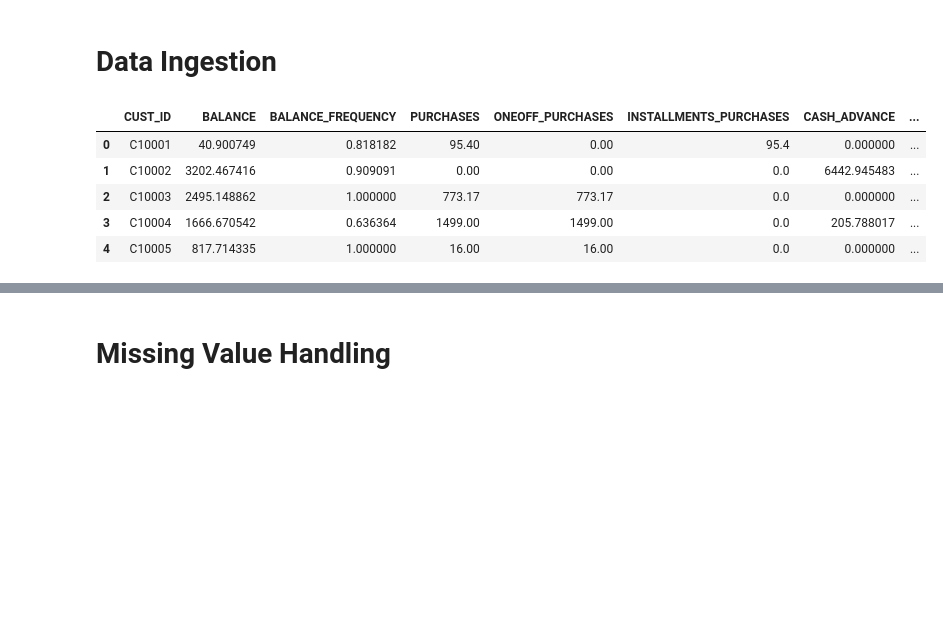
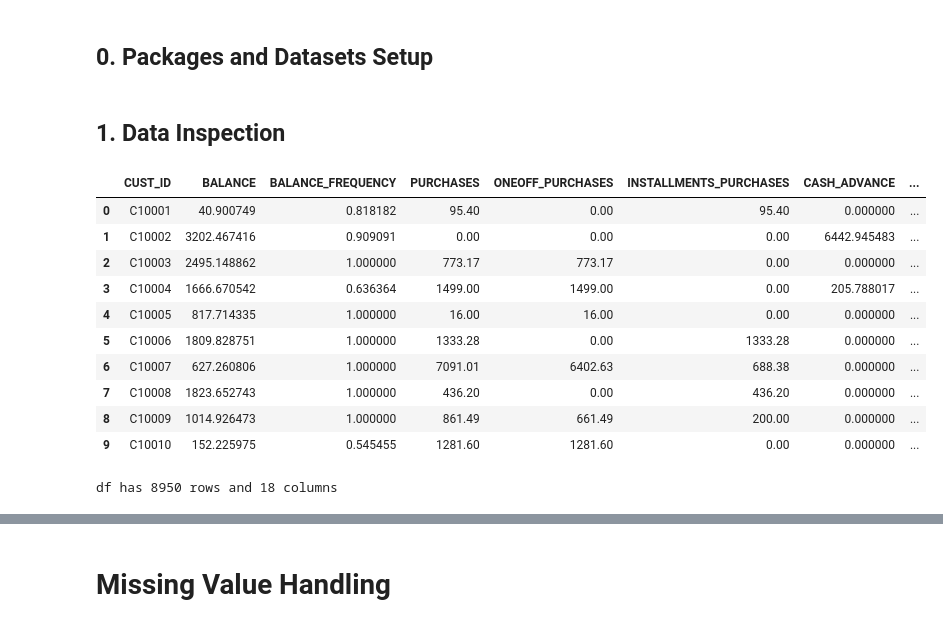
Before and after one commit to H6WU6R/DSA3101-Group-4, a Jupyter notebook: Notebooks/Segmentation(test).ipynb, the cells around one changed output, grey strips where cells are left out. Cells and saved outputs as stored; diff of their text form; code cells hidden in the pictures; blank space fills up the shorter version.

```diff
--- a/Notebooks/Segmentation(test).ipynb
+++ b/Notebooks/Segmentation(test).ipynb
@@ -3,3 +25,5 @@
+# %% [markdown]
+## 0. Packages and Datasets Setup
 # %%
 import pandas as pd
 import numpy as np
@@ -16,12 +40,21 @@ from scipy.stats import skew, boxcox, yeojohnson
 # %% [markdown]
-# Data Ingestion
+## 1. Data Inspection
-# %%
-df = pd.read_csv('../Data/Bank Customer Segmentation.csv')
-df.head()
-# %% [output]
-|  | CUST_ID | BALANCE | BALANCE_FREQUENCY | PURCHASES | ONEOFF_PURCHASES | INSTALLMENTS_PURCHASES | CASH_ADVANCE | ... |
-| 0 | C10001 | 40.900749 | 0.818182 | 95.40 | 0.00 | 95.4 | 0.000000 | ... |
-| 1 | C10002 | 3202.467416 | 0.909091 | 0.00 | 0.00 | 0.0 | 6442.945483 | ... |
-| 2 | C10003 | 2495.148862 | 1.000000 | 773.17 | 773.17 | 0.0 | 0.000000 | ... |
-| 3 | C10004 | 1666.670542 | 0.636364 | 1499.00 | 1499.00 | 0.0 | 205.788017 | ... |
-| 4 | C10005 | 817.714335 | 1.000000 | 16.00 | 16.00 | 0.0 | 0.000000 | ... |
+# %%
+df.head(10)
+# %% [output]
+|  | CUST_ID | BALANCE | BALANCE_FREQUENCY | PURCHASES | ONEOFF_PURCHASES | INSTALLMENTS_PURCHASES | CASH_ADVANCE | ... |
+| 0 | C10001 | 40.900749 | 0.818182 | 95.40 | 0.00 | 95.40 | 0.000000 | ... |
+| 1 | C10002 | 3202.467416 | 0.909091 | 0.00 | 0.00 | 0.00 | 6442.945483 | ... |
+| 2 | C10003 | 2495.148862 | 1.000000 | 773.17 | 773.17 | 0.00 | 0.000000 | ... |
+| 3 | C10004 | 1666.670542 | 0.636364 | 1499.00 | 1499.00 | 0.00 | 205.788017 | ... |
+| 4 | C10005 | 817.714335 | 1.000000 | 16.00 | 16.00 | 0.00 | 0.000000 | ... |
+| 5 | C10006 | 1809.828751 | 1.000000 | 1333.28 | 0.00 | 1333.28 | 0.000000 | ... |
+| 6 | C10007 | 627.260806 | 1.000000 | 7091.01 | 6402.63 | 688.38 | 0.000000 | ... |
+| 7 | C10008 | 1823.652743 | 1.000000 | 436.20 | 0.00 | 436.20 | 0.000000 | ... |
+| 8 | C10009 | 1014.926473 | 1.000000 | 861.49 | 661.49 | 200.00 | 0.000000 | ... |
+| 9 | C10010 | 152.225975 | 0.545455 | 1281.60 | 1281.60 | 0.00 | 0.000000 | ... |
+# %%
+num_rows, num_cols = df.shape
+print('df has {} rows and {} columns'.format(num_rows, num_cols))
+# %% [output]
+df has 8950 rows and 18 columns
```
Also changed, not shown: parts of 8 cells of this notebook, 2 other files.
